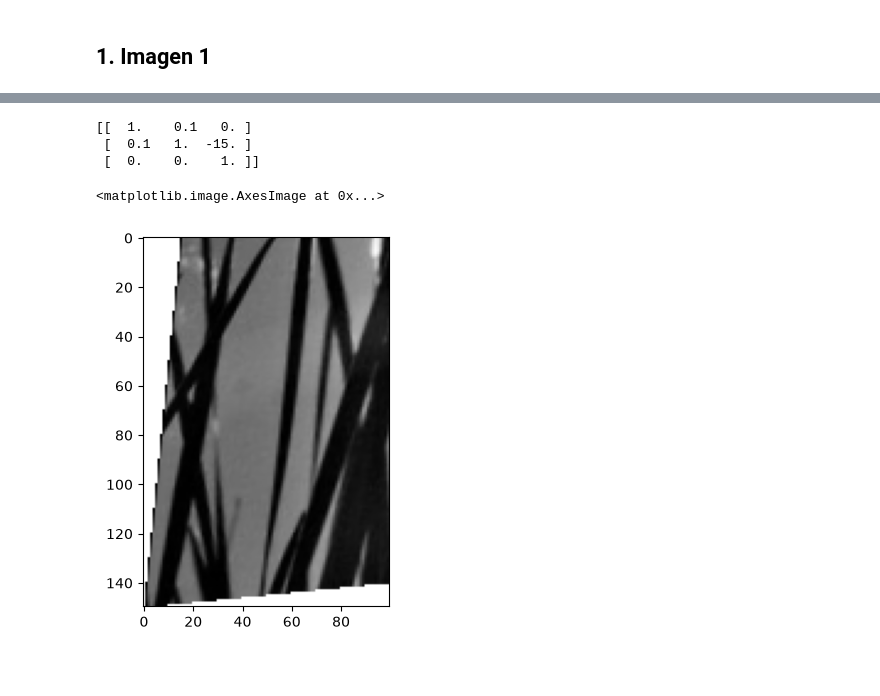
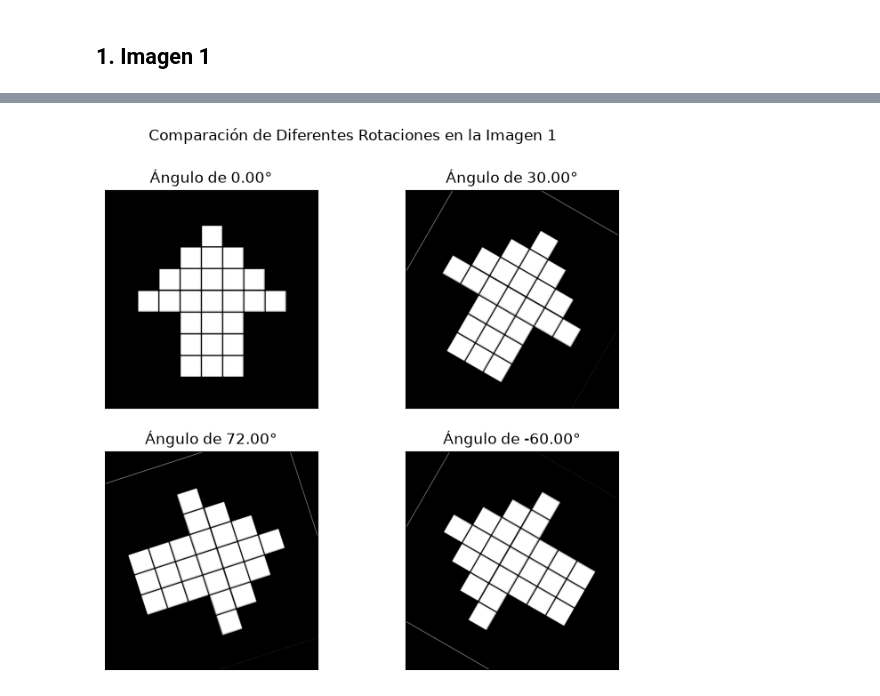
Before and after one commit to alexisuaguilaru/ProcDigImg, a Jupyter notebook: Proy03/proyecto.ipynb, the cells around one changed output, grey strips where cells are left out. Saved outputs shown, nothing was run; the diff lists cells and outputs as text; code cells hidden in the pictures; blank space fills up the shorter version.

Commit message:
Proy03: Add experimental results
Features:
- Se generaron los experimentos de las transformaciones afines
- Se añadió la sección de resultados en el reporte

```diff
--- a/Proy03/proyecto.ipynb
+++ b/Proy03/proyecto.ipynb
@@ -373,7 +373,6 @@ def apply_affine_transformation(
             shift_y = shift_y,
             img_y = img_y,
         )
-    print(inverse_affine)
 
     height, width = image.shape
     range_height = np.arange(height)
@@ -383,8 +382,7 @@ def apply_affine_transformation(
     meshgrid = np.stack([*grid, grid_ones]).reshape(3, -1)
     inverse_meshgrid = inverse_affine@meshgrid
 
-    # transformed_image = np.zeros_like(image)
-    transformed_image = np.ones_like(image)*255
+    transformed_image = np.zeros_like(image)
     padded_image = np.pad(image, 1)
 
     lower_bound = np.array([0, 0, 1])
@@ -419,0 +437,28 @@ def save_plot(
+# %%
+@save_plot
+def plot_rotations(image: np.ndarray, filename: str, rotation_angles: list[float]) -> tuple[plt.Figure, str]:
+    """
+    Función para comparar diferentes rotaciones
+    sobre una misma imagen.
+
+    Devuelve el plot generado.
+    """
+
+    fig, axes = plt.subplots(
+        ncols = 2,
+        nrows = 2,
+        subplot_kw = {
+            "yticks": [],
+            "xticks": [],
+        },
+        figsize = (8, 7),
+    )
+
+    for ax, rotation_angle in zip(axes.flatten(), rotation_angles):
+        rotated_image = apply_affine_transformation(image, angle=rotation_angle)
+        ax.imshow(rotated_image, "gray")
+        ax.set_title(f"Ángulo de {np.rad2deg(rotation_angle):.2f}°")
+
+    fig.suptitle(f"Comparación de Diferentes Rotaciones en la Imagen {filename}")
+
+    return fig, f"img_{filename}_rotation"
@@ -472,40 +599,4 @@ def inverse_shearing_matrix(
-# %%
-def inverse_shearing_matrix(
-        shift_x: float = 0,
-        shift_y: float = 0,
-        img_y: float = 0,
-    ) -> np.ndarray:
-    inverse_shearing = np.array([
-        [1, shift_x, 0],
-        [shift_y, 1, 0],
-        [0, 0, 1]
-    ])
-    inverse_translation = translation_matrix(-img_y*shift_y)
-    return inverse_translation@inverse_shearing
-
-inv_ope = inverse_shearing_matrix(
-    shift_x = 0.,
-    shift_y = 0.1,
-    img_y = image_1.shape[0],
-)
-
-image_result = apply_affine_transformation(
-    image_1,
-    # inv_ope,
-    # x_move = 25,
-    # y_move = 25,
-    # angle = np.pi/2,
-    # reflect_x = True,
-    # reflect_y = True,
-    # scale_x = 1,
-    # scale_y = 1.5,
-    # shift_x = 0.1,
-    # shift_y = 0.1,
-)
-plt.imshow(image_result, "gray")
-# %% [output]
-[[  1.    0.1   0. ]
- [  0.1   1.  -15. ]
- [  0.    0.    1. ]]
-<matplotlib.image.AxesImage at 0x...>
-[figure, removed]
+# %%
+plot_rotations(image_1, filename_1, [0, np.pi/6, 2*np.pi/5, -np.pi/3]);
+# %% [output]
+[figure, added]
```
Also changed, not shown: parts of 19 cells of this notebook, 18 other files.
